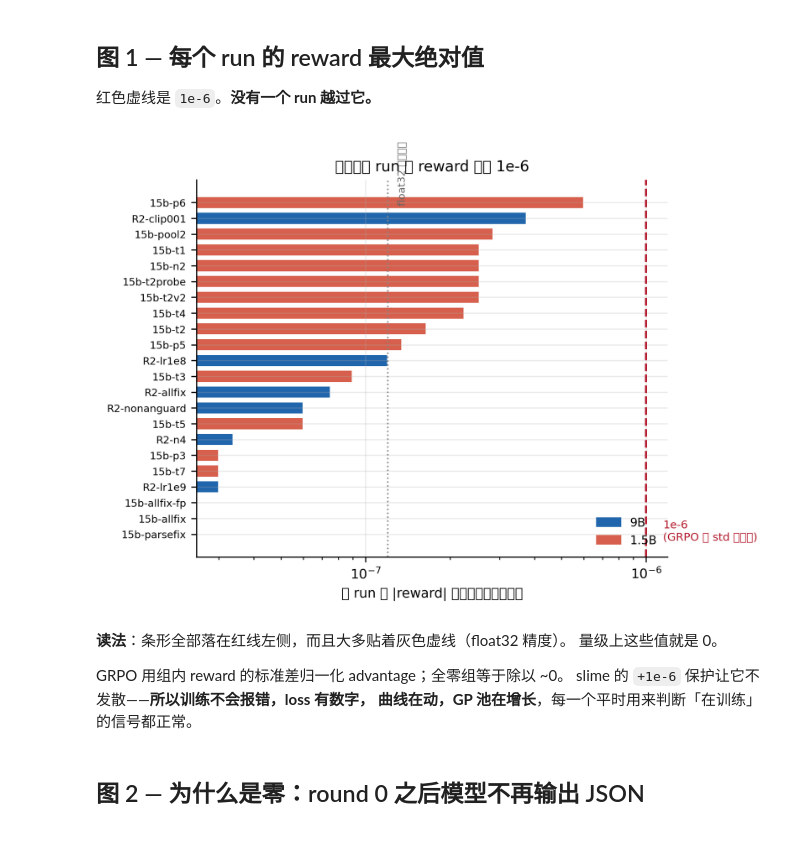
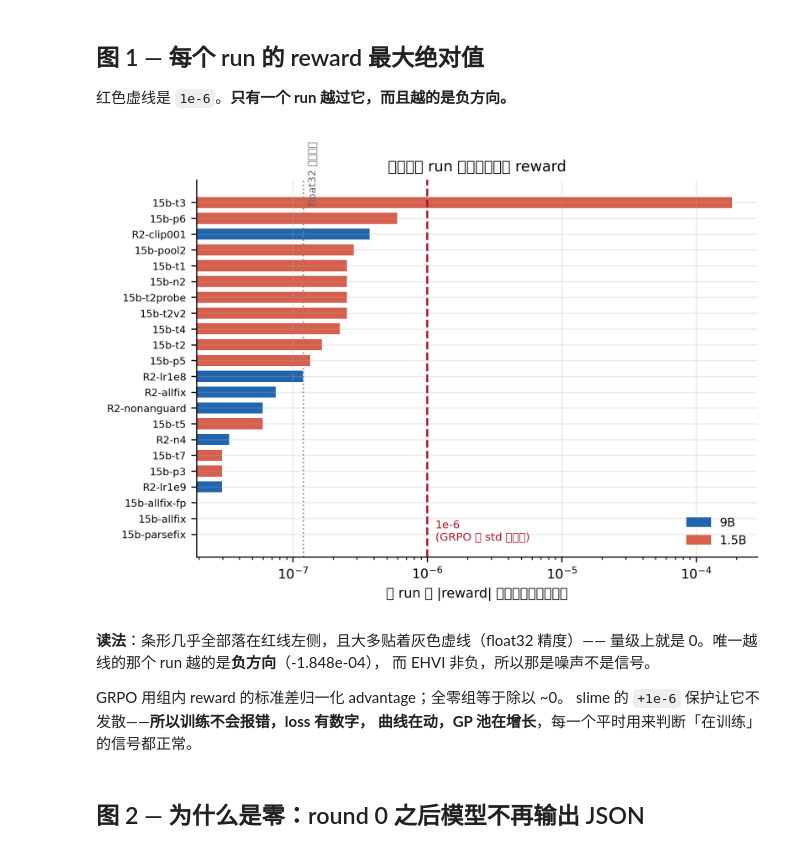
Before and after one commit to KangOxford/Large-Discovery-Models, a Jupyter notebook: rl/slime_launch/handoff_notebooks/01_reward_always_zero.ipynb, the cells around one changed output. Cells and saved outputs as stored; diff of their text form; code cells hidden in the pictures.

```diff
--- a/rl/slime_launch/handoff_notebooks/01_reward_always_zero.ipynb
+++ b/rl/slime_launch/handoff_notebooks/01_reward_always_zero.ipynb
@@ -33,32 +47,33 @@ print(f'{aud["n_runs"]} 个 run · {aud["n_rewards_total"]} 个 reward 取值 ·
 # %% [markdown]
 ## 图 1 — 每个 run 的 reward 最大绝对值
 
-红色虚线是 `1e-6`。**没有一个 run 越过它。**
+红色虚线是 `1e-6`。**只有一个 run 越过它，而且越的是负方向。**
 # %%
 runs = aud["runs"]
 runs = sorted(runs, key=lambda r: -r["max_abs"])[:22]
 fig, ax = plt.subplots(figsize=(6.4, 4.6))
 col = {"9B": "#2166ac", "1.5B": "#d6604d"}
 y = np.arange(len(runs))
 ax.barh(y, [r["max_abs"] for r in runs],
         color=[col[r["size"]] for r in runs], height=.7)
 ax.set_yticks(y); ax.set_yticklabels([r["run"][:24] for r in runs], fontsize=7)
 ax.invert_yaxis(); ax.set_xscale("log")
 ax.axvline(1e-6, ls="--", lw=1.4, color="#b2182b")
 ax.text(1.15e-6, len(runs) - .5, "1e-6\n(GRPO 的 std 保护值)", fontsize=7.5,
         color="#b2182b", va="bottom")
 ax.axvline(1.2e-7, ls=":", lw=1, color="#888888")
 ax.text(1.3e-7, .2, "float32 机器精度", fontsize=7, color="#666666", rotation=90, va="bottom")
 ax.set_xlabel("该 run 里 |reward| 的最大值（对数轴）")
-ax.set_title("没有一个 run 的 reward 越过 1e-6", fontsize=10)
+ax.set_title("没有一个 run 产生过正向的 reward", fontsize=10)
 h = [plt.Rectangle((0,0),1,1,color=col[k]) for k in ("9B","1.5B")]
 ax.legend(h, ["9B","1.5B"], frameon=False, fontsize=8, loc="lower right")
 plt.tight_layout(); plt.show()
 # %% [output]
-[figure, old version]
+[figure, new version]
 # %% [markdown]
-**读法**：条形全部落在红线左侧，而且大多贴着灰色虚线（float32 精度）。
-量级上这些值就是 0。
+**读法**：条形几乎全部落在红线左侧，且大多贴着灰色虚线（float32 精度）——
+量级上就是 0。唯一越线的那个 run 越的是**负方向**（-1.848e-04），
+而 EHVI 非负，所以那是噪声不是信号。
 
 GRPO 用组内 reward 的标准差归一化 advantage；全零组等于除以 ~0。
 slime 的 `+1e-6` 保护让它不发散——**所以训练不会报错，loss 有数字，
```
Also changed, not shown: parts of 4 cells of this notebook, 6 other files.
